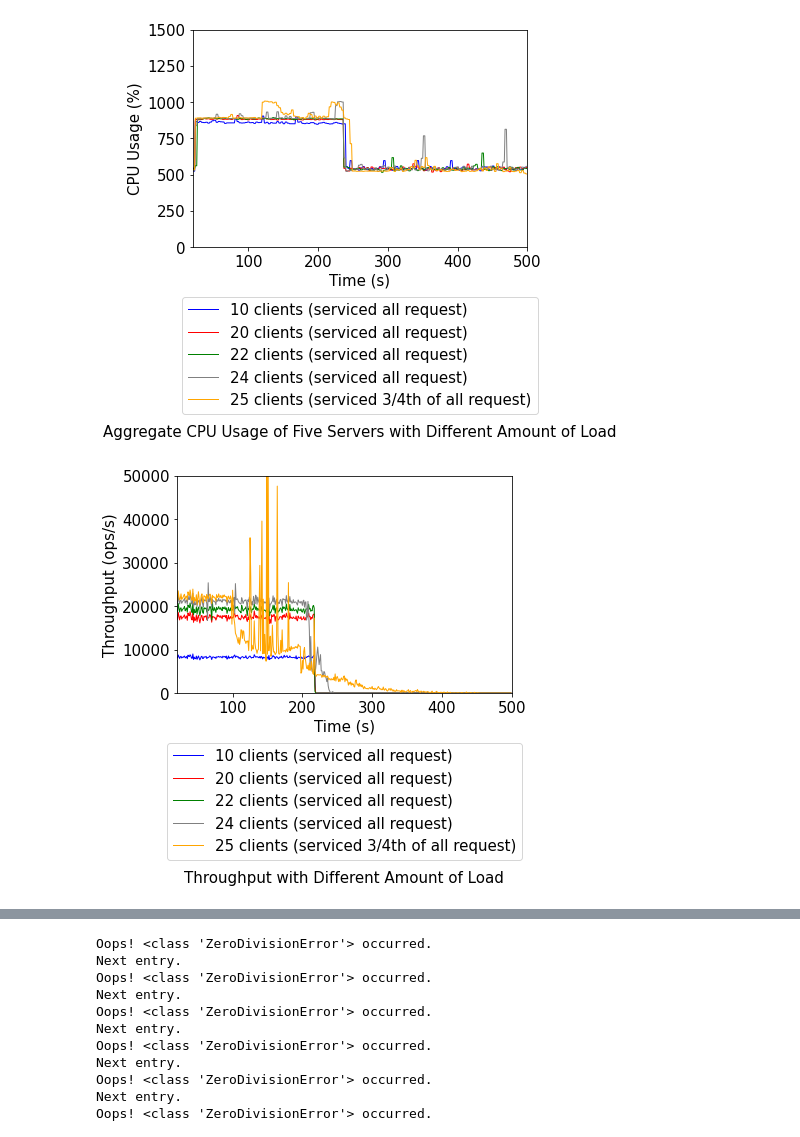
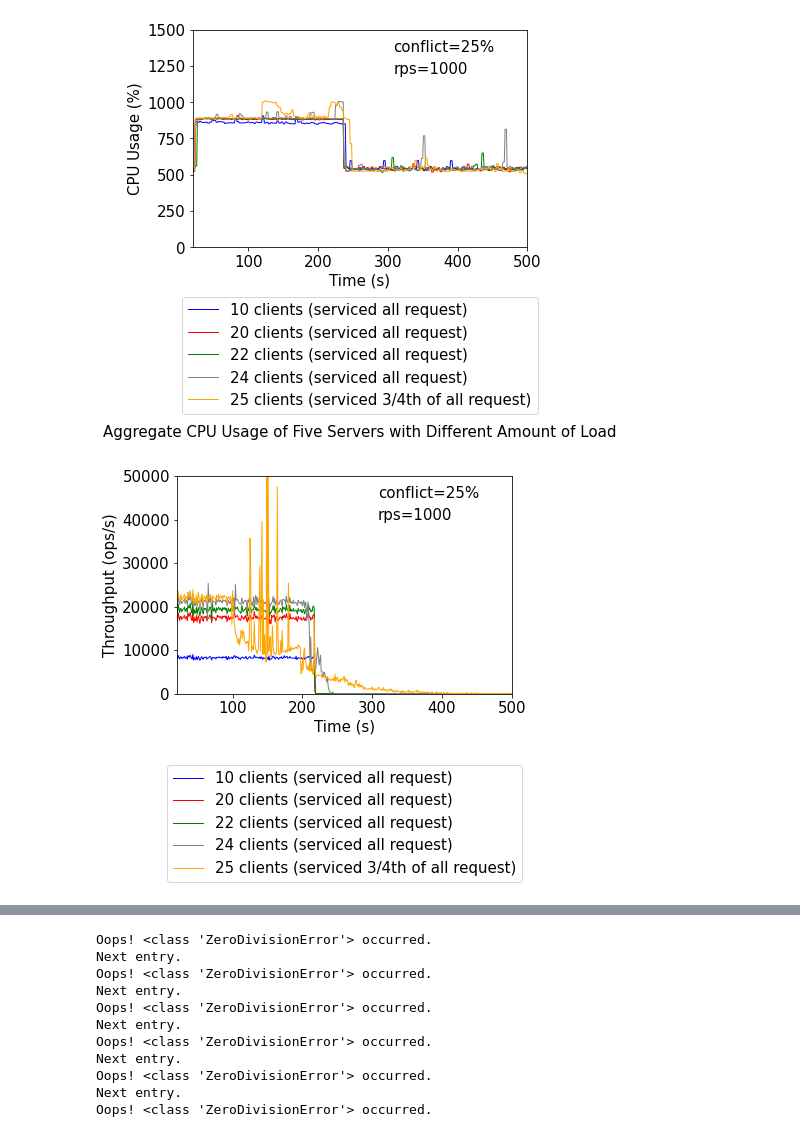
Before and after one commit to Santa-Maria-Shithil/EESYSTEM_TOC, a Jupyter notebook: scripts/All_Figure-Load.ipynb, the cells around one changed output, grey strips where cells are left out. Saved outputs shown, nothing was run; the diff lists cells and outputs as text; code cells hidden in the pictures.

```diff
--- a/scripts/All_Figure-Load.ipynb
+++ b/scripts/All_Figure-Load.ipynb
@@ -198,6 +198,8 @@ plt.plot(x5, y5, color='orange', linestyle='solid', linewidth = 1, label='25 cli
 
 
 plt.xlabel('Time (s)')
+plt.annotate('conflict=25%', xy = (0.6, 0.9), xycoords='axes fraction')
+plt.annotate('rps=1000', xy = (0.6, 0.8), xycoords='axes fraction')
 # naming the y axis
 plt.ylabel('CPU Usage (%)')
 
@@ -208,7 +210,7 @@ plt.legend(loc="lower center", bbox_to_anchor=(0.5, -0.8));
 # function to show the plot
 plt.show()
 # %% [output]
-[figure, old version]
+[figure, new version]
 # %%
 import matplotlib.pyplot as plt
 import numpy as np
@@ -373,36 +375,38 @@ plt.xlim(20,500)
 SMALL_SIZE = 15
 MEDIUM_SIZE = 10
 BIGGER_SIZE = 12
 
 plt.rc('font', size=SMALL_SIZE)          # controls default text sizes
 plt.rc('axes', titlesize=SMALL_SIZE)     # fontsize of the axes title
 plt.rc('axes', labelsize=SMALL_SIZE)    # fontsize of the x and y labels
 plt.rc('xtick', labelsize=SMALL_SIZE)    # fontsize of the tick labels
 plt.rc('ytick', labelsize=SMALL_SIZE)    # fontsize of the tick labels
 plt.rc('legend', fontsize=SMALL_SIZE)    # legend fontsize
 plt.rc('figure', titlesize=SMALL_SIZE)
 
 
 
 plt.plot(x1, y1, color='blue', linestyle='solid', linewidth = 1, label='10 clients (serviced all request)')
 plt.plot(x2, y2, color='red', linestyle='solid', linewidth = 1, label='20 clients (serviced all request)')
 plt.plot(x3, y3, color='green', linestyle='solid', linewidth = 1, label='22 clients (serviced all request)')
 plt.plot(x4, y4, color='gray', linestyle='solid', linewidth = 1, label='24 clients (serviced all request)')
 plt.plot(x5, y5, color='orange', linestyle='solid', linewidth = 1, label='25 clients (serviced 3/4th of all request)')
 
 
 plt.xlabel('Time (s)')
 # naming the y axis
 plt.ylabel('Throughput (ops/s)')
+plt.annotate('conflict=25%', xy = (0.6, 0.9), xycoords='axes fraction')
+plt.annotate('rps=1000', xy = (0.6, 0.8), xycoords='axes fraction')
 
-plt.title('Throughput with Different Amount of Load', y=-0.9)
+#plt.title('Throughput with Different Amount of Load', y=-0.9)
 
 
-plt.legend(loc="lower center", bbox_to_anchor=(0.5, -0.8));
+plt.legend(loc="lower center", bbox_to_anchor=(0.5, -0.9));
 # function to show the plot
 plt.show()
 # %% [output]
-[figure, old version]
+[figure, new version]
 # %%
 #overall cpu usage at different conflict 15 client
 import matplotlib.pyplot as plt
```
Also changed, not shown: parts of 6 cells of this notebook.
